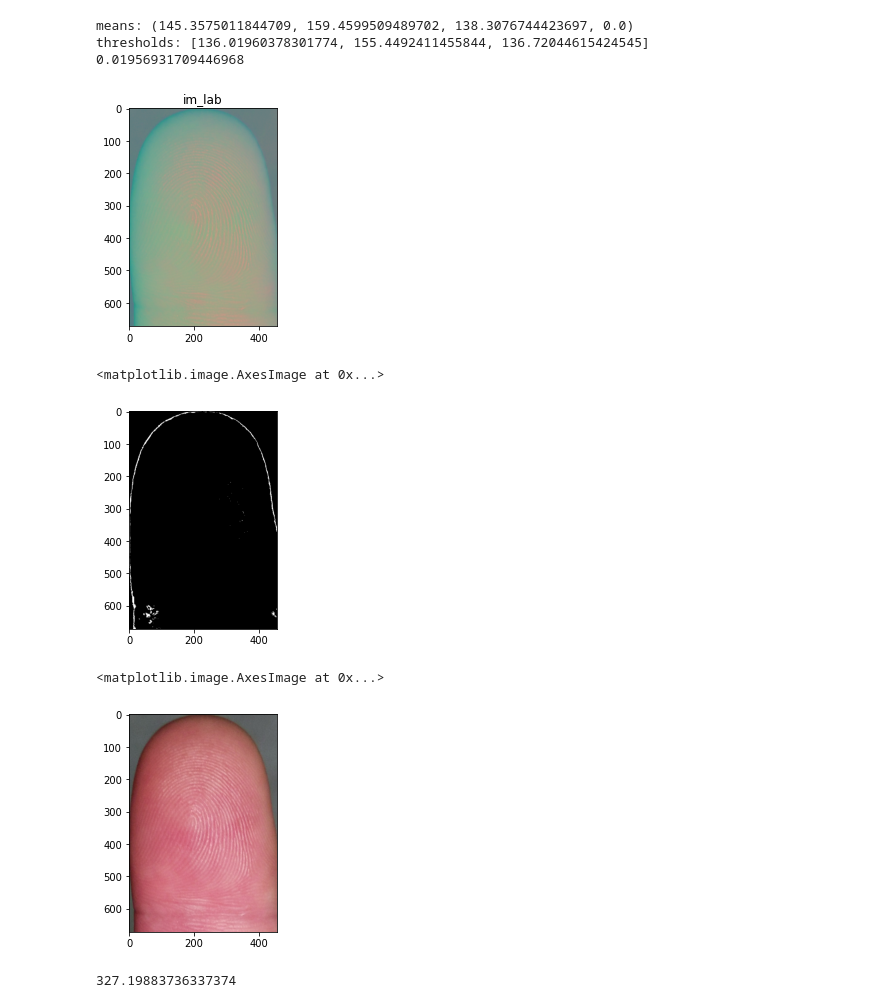
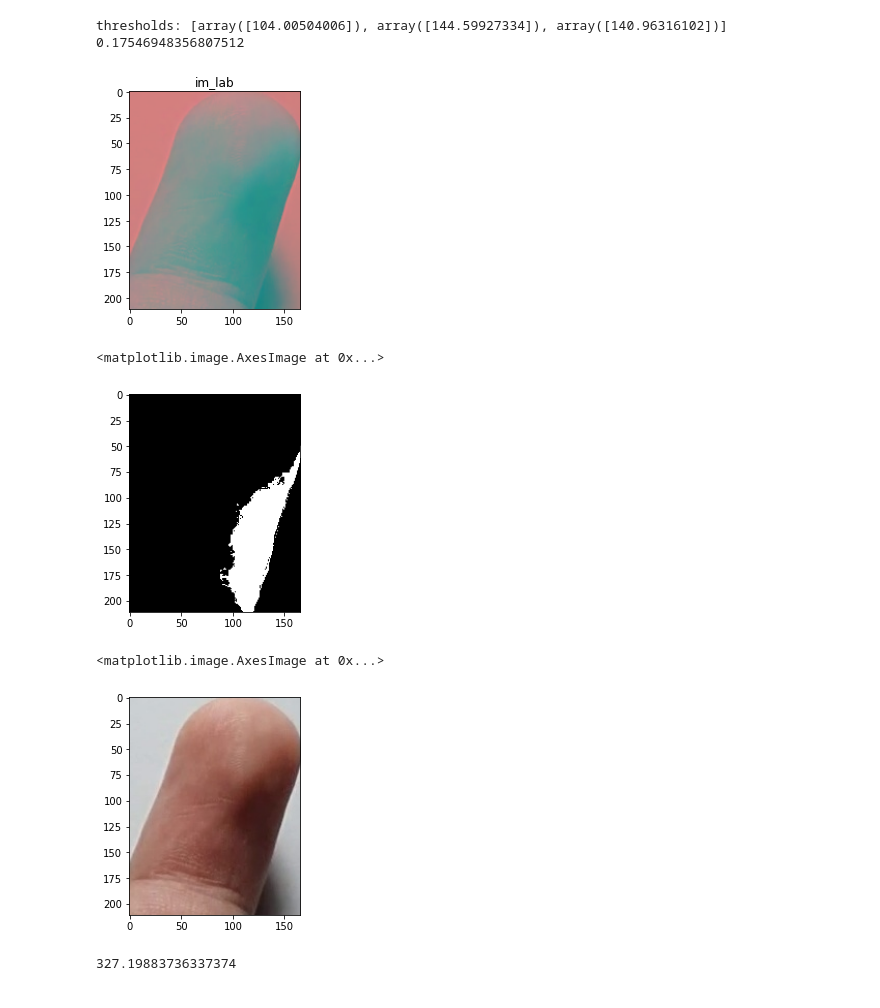
Before and after one commit to lattardts/jupyter_test_notebooks, a Jupyter notebook: fingerprint/findSkin.ipynb, the cells around one changed output. Drawn from its saved outputs; the diff is of its cells as text; code cells hidden in the pictures.

Commit message:
fixed an issue with no using the mask when calculating the std dev

```diff
--- a/fingerprint/findSkin.ipynb
+++ b/fingerprint/findSkin.ipynb
@@ -105,7 +106,7 @@ class skinDetector(object):
             plt.imshow(output[...,::-1])
 
 #================================================================================================================================
-    def is_mask_balanced(self):
+    def is_light_balanced(self):
         im_lab = cv2.cvtColor(self.image, cv2.COLOR_BGR2LAB)
 
         plt.figure(6)
@@ -113,16 +114,16 @@ class skinDetector(object):
         plt.imshow(im_lab)
 
         # Calculate the mean values of A and B across all pixels
-        means = cv2.mean(im_lab, self.binary_mask_image)
-        print("means:", means)
-        thresholds = [means[i] - im_lab[:, :, i].std() / 3 for i in range(3)]
+
+        means, std_lab = cv2.meanStdDev(im_lab, mask=self.binary_mask_image)
+        thresholds = [means[i] - std_lab[i] / 3 for i in range(3)]
         print("thresholds:", thresholds)
         # If mean is below 256 (which is I think the max value for a channel)
         # Apply threshold using only L
         if sum(means[1:]) <= 256:
-            mask = cv2.inRange(im_lab, (0, 0, 0), (thresholds[0], 256, 256))
+            mask = cv2.inRange(im_lab, (0, 0, 0), (thresholds[0][0], 256, 256))
         else:  # Else, also consider B channel
-            mask = cv2.inRange(im_lab, (0, 0, 0), (thresholds[0], 256, thresholds[2]))
+            mask = cv2.inRange(im_lab, (0, 0, 0), (thresholds[0][0], 256, thresholds[2][0]))
 
         self.shadow_mask  = cv2.bitwise_and(mask, mask, mask = self.binary_mask_image)
         cnt_shadow = cv2.countNonZero(self.shadow_mask)
@@ -141,10 +142,10 @@ class skinDetector(object):
         cv2.destroyWindow("Image")
 #================================================================================================================================
 # %%
-im_path = "/home/lattard/PROJECTS/DATA/fingertip/unbalanced.jpg"
+#im_path = "/home/lattard/PROJECTS/DATA/fingertip/unbalanced.jpg"
 im_path = "/home/lattard/PROJECTS/DATA/fingertip/s3_app_data_bad_detections/v16_cropped_fingertips_20200727/TwoFingers_Left_male_adult_white_indoor_adc789750654d2e96cf1dbd9d59b9b6c_06d09f8b-12bc-4ea7-b4b6-7b0b7d345df2_detected_fingertips_1.jpg"
 im_path = "/home/lattard/PROJECTS/DATA/fingertip/s3_app_data_bad_detections/Result_1595885260_20200724_181228/Result_1595885260_20200724_181228/Result_1595885260_20200724_181228_108_detected_fingertips_0.jpg"
-im_path = "/home/lattard/PROJECTS/DATA/fingertip/s3_app_data_bad_detections/v16_cropped_fingertips_20200727/TwoFingers_Right_male_adult_white_indoor_dbe2a98272d02ac7a097b7c1c8793ead_b649d9a8-6363-41a8-9492-bcf4d010fb52_detected_fingertips_1.jpg"
+#im_path = "/home/lattard/PROJECTS/DATA/fingertip/s3_app_data_bad_detections/v16_cropped_fingertips_20200727/TwoFingers_Right_male_adult_white_indoor_dbe2a98272d02ac7a097b7c1c8793ead_b649d9a8-6363-41a8-9492-bcf4d010fb52_detected_fingertips_1.jpg"
 # %%
 #%%timeit
 detector = skinDetector(im_path, True)
@@ -163,23 +164,22 @@ ratio_pixels = cnt_mask_both / self.total_pixels =  0.7025571741854637
 # %%
-shadow_ratio = detector.is_mask_balanced()
+shadow_ratio = detector.is_light_balanced()
 print(shadow_ratio)
 # %% [output]
-means: (145.3575011844709, 159.4599509489702, 138.3076744423697, 0.0)
-thresholds: [136.01960378301774, 155.4492411455844, 136.72044615424545]
-0.01956931709446968
+thresholds: [array([104.00504006]), array([144.59927334]), array([140.96316102])]
+0.17546948356807512
-[figure, old version]
+[figure, new version]
 # %%
 plt.figure(7)
 plt.imshow(detector.shadow_mask, cmap = 'gray')
 # %% [output]
 <matplotlib.image.AxesImage at 0x...>
-[figure, old version]
+[figure, new version]
 # %%
 plt.figure(8)
 plt.imshow(detector.image[...,::-1])
 # %% [output]
 <matplotlib.image.AxesImage at 0x...>
-[figure, old version]
+[figure, new version]
 # %%
 def is_mask_balanced_by_var(image, mask_):
     # assuming a BGR image, converting to HSV to use the V-channel
```
Also changed, not shown: parts of 2 cells of this notebook.
